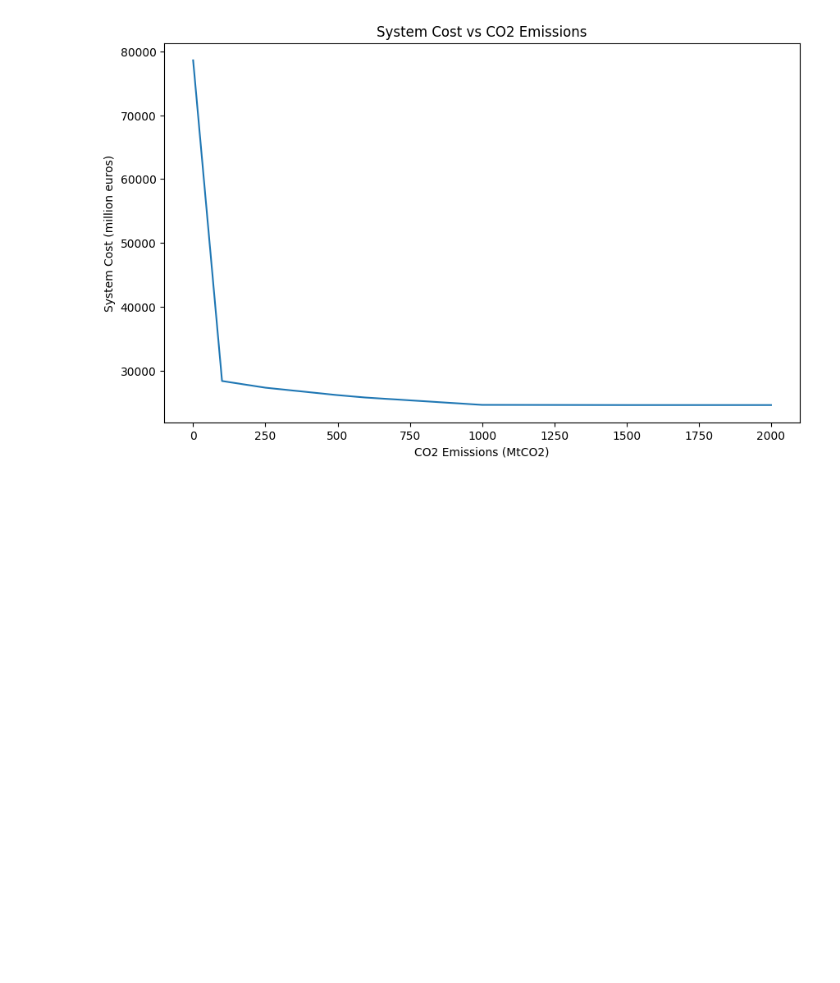
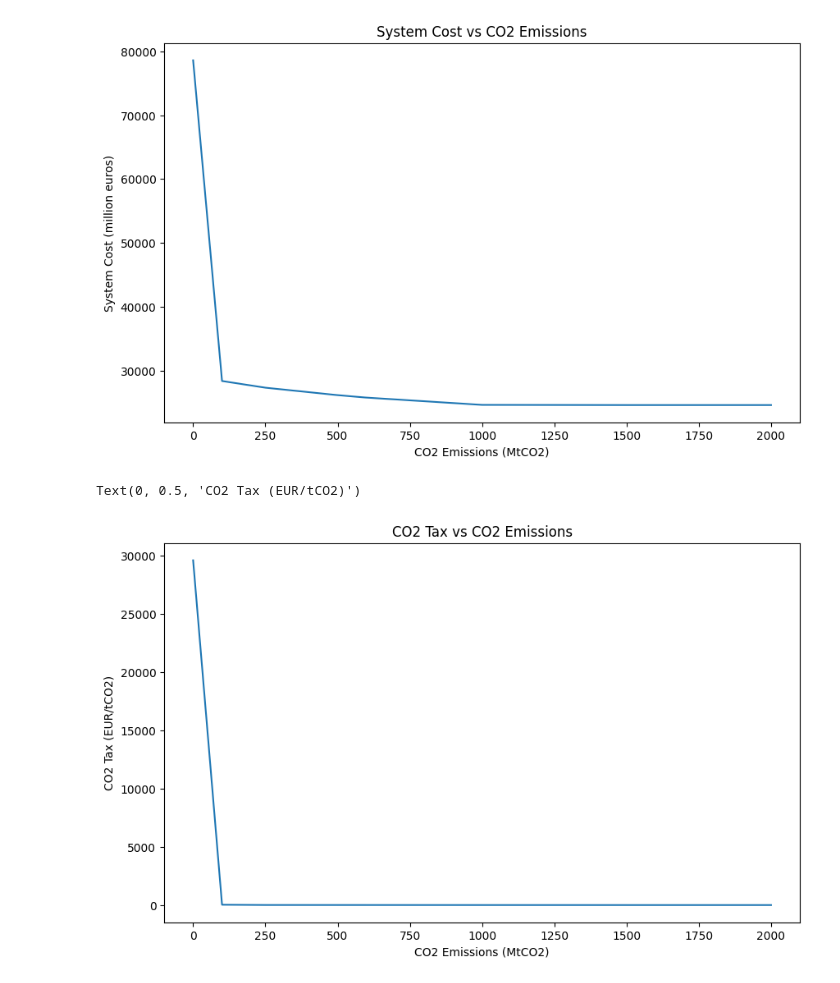
Before and after one commit to alex-catruc/IntegratedEG, a Jupyter notebook: Assignment.ipynb, the cells around one changed output. Cells and saved outputs as stored; diff of their text form; code cells hidden in the pictures; blank space fills up the shorter version.

```diff
--- a/Assignment.ipynb
+++ b/Assignment.ipynb
@@ -965,8 +965,9 @@ ocgt_cap = []
 
 co2_tax = []
 
+co2_index = [1500, 1000, 500, 250, 220, 100, 50, 0]
 
-for co2 in [2000, 1500, 1000, 596, 500, 250, 100, 0]: # in MtCO2
+for co2 in co2_index: # in MtCO2
     n.global_constraints.loc["CO2Limit", "constant"] = co2 * 1e6
     n.optimize(solver_name="gurobi")
     systemcost.append(n.objective / 1e6)  # in million euros
@@ -1052,3 +1053,12 @@ plt.ylabel("System Cost (million euros)")
 # %% [output]
 Text(0, 0.5, 'System Cost (million euros)')
 [figure]
+# %%
+plt.figure(figsize=(10, 6))
+plt.plot(co2_index, co2_tax)
+plt.title("CO2 Tax vs CO2 Emissions")
+plt.xlabel("CO2 Emissions (MtCO2)")
+plt.ylabel("CO2 Tax (EUR/tCO2)")
+# %% [output]
+Text(0, 0.5, 'CO2 Tax (EUR/tCO2)')
+[figure, added]
```
Also changed, not shown: parts of 9 cells of this notebook, 3 other files.
